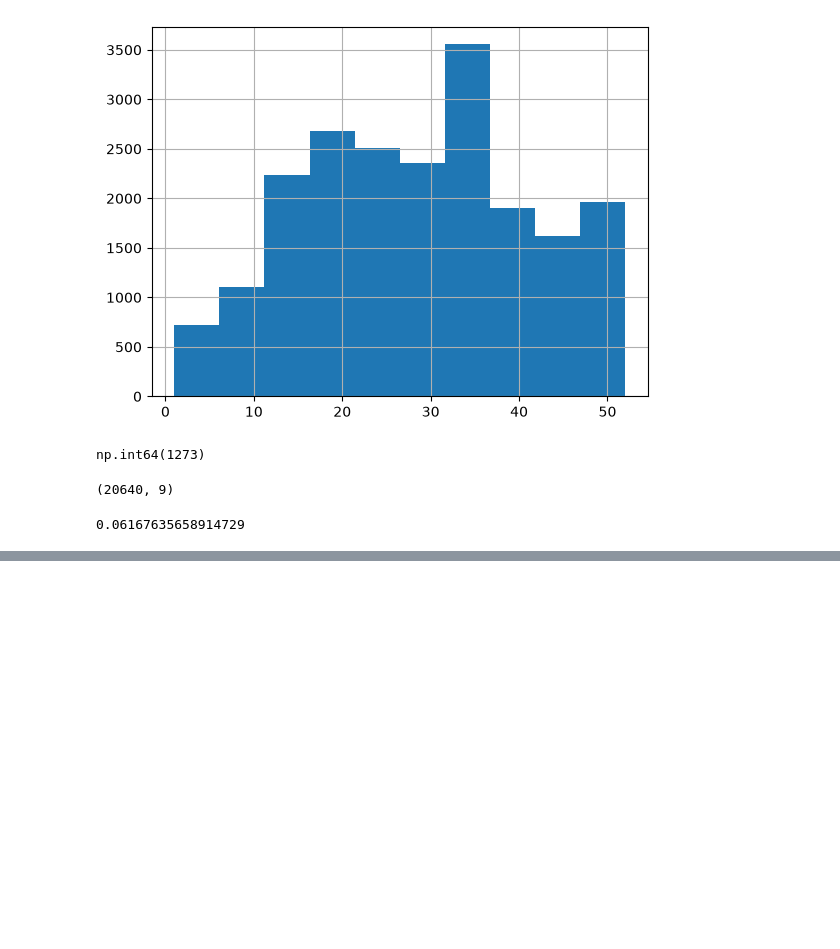
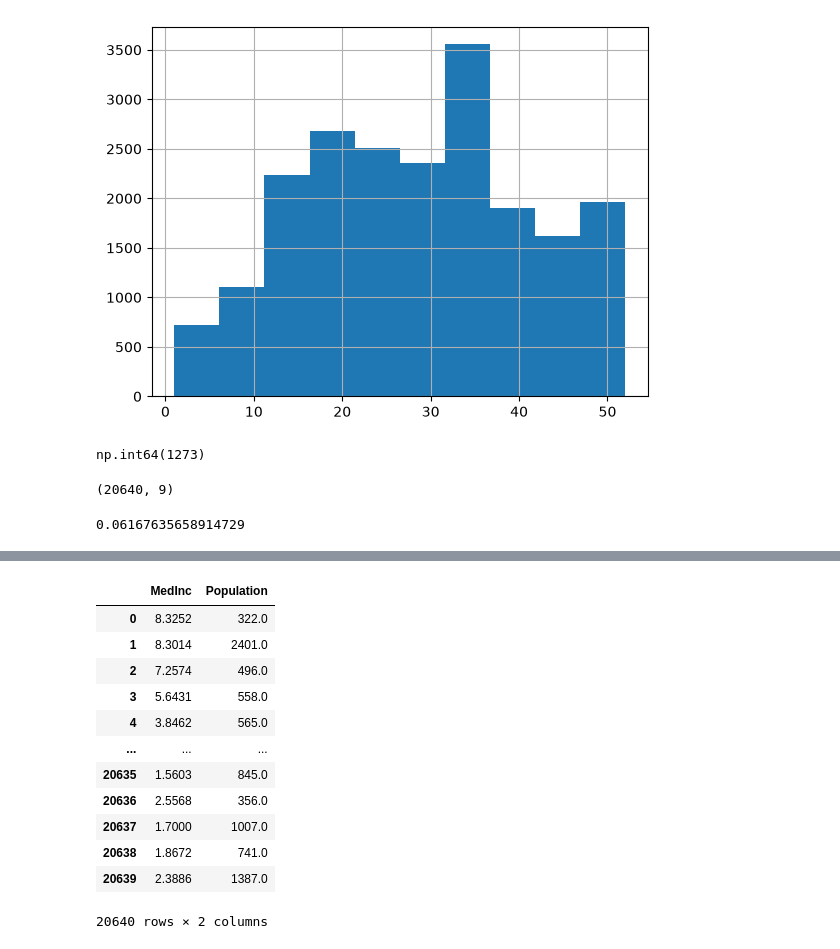
Before and after one commit to abolfazlrahmati20/machine_learning, a Jupyter notebook: week_03_DFA.ipynb, the cells around one changed output, grey strips where cells are left out. Drawn from its saved outputs; the diff is of its cells as text; code cells hidden in the pictures; blank space fills up the shorter version.

```diff
--- a/week_03_DFA.ipynb
+++ b/week_03_DFA.ipynb
@@ -173,0 +249,17 @@ housing.shape
+# %%
+a=housing[["MedInc","Population"]]
+a
+# %% [output]
+|  | MedInc | Population |
+| 0 | 8.3252 | 322.0 |
+| 1 | 8.3014 | 2401.0 |
+| 2 | 7.2574 | 496.0 |
+| 3 | 5.6431 | 558.0 |
+| 4 | 3.8462 | 565.0 |
+| ... | ... | ... |
+| 20635 | 1.5603 | 845.0 |
+| 20636 | 2.5568 | 356.0 |
+| 20637 | 1.7000 | 1007.0 |
+| 20638 | 1.8672 | 741.0 |
+| 20639 | 2.3886 | 1387.0 |
+20640 rows × 2 columns
```
Also changed, not shown: parts of 19 cells of this notebook.
